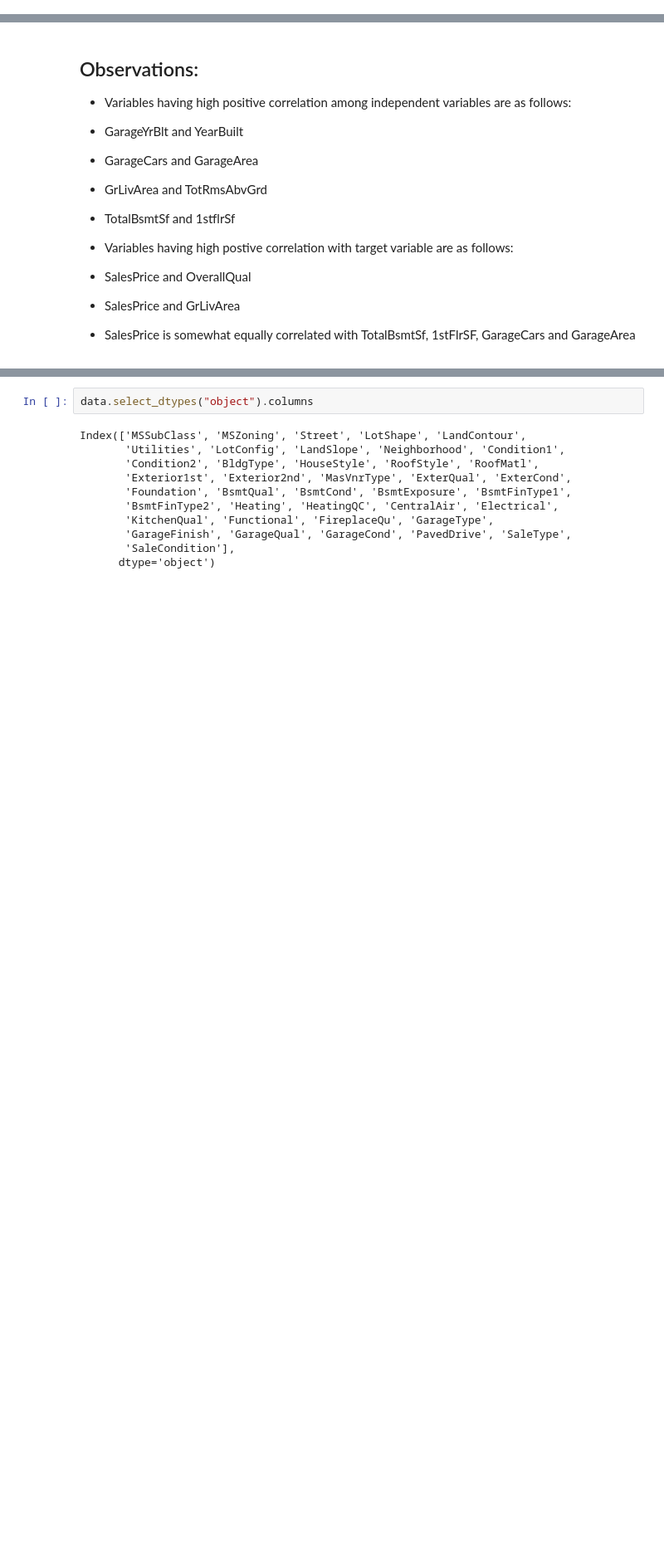
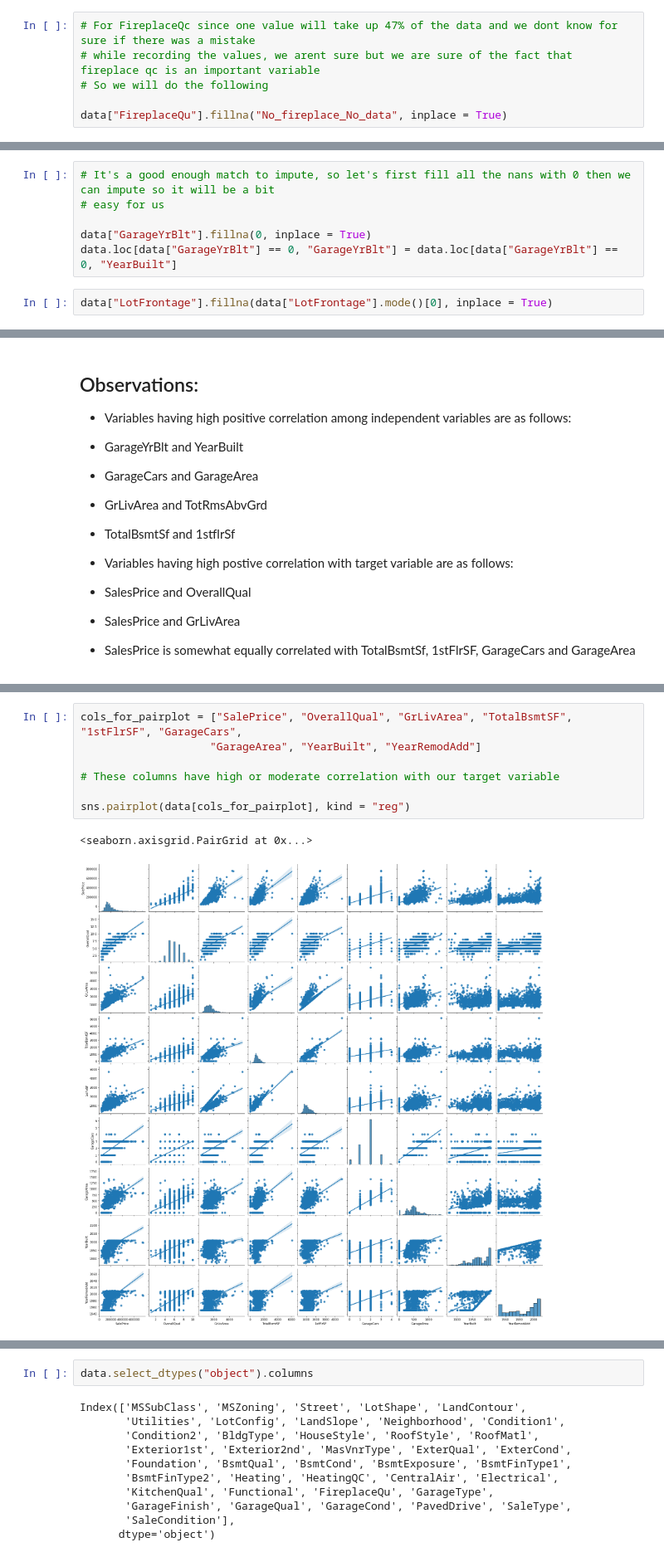
Before and after one commit to basil-16/SurpriseHousing, a Jupyter notebook: AdvancedRegressionAssignment.ipynb, the cells around one changed output, grey strips where cells are left out. Shown at 83% size. Drawn from its saved outputs; the diff is of its cells as text; blank space fills up the shorter version.

```diff
--- a/AdvancedRegressionAssignment.ipynb
+++ b/AdvancedRegressionAssignment.ipynb
@@ -144,6 +147,12 @@ data.head()
 | 3 | 4 | 70 | RL | 60.0 | 9550 | Pave | IR1 | Lvl | AllPub | ... |
 | 4 | 5 | 60 | RL | 84.0 | 14260 | Pave | IR1 | Lvl | AllPub | ... |
 5 rows × 77 columns
+# %%
+# For FireplaceQc since one value will take up 47% of the data and we dont know for sure if there was a mistake
+# while recording the values, we arent sure but we are sure of the fact that fireplace qc is an important variable
+# So we will do the following
+
+data["FireplaceQu"].fillna("No_fireplace_No_data", inplace = True)
 # %%
 # Custom mapping function to help us map various encodings
 def mapping(dataframe, column, mappings):
@@ -221,3 +250,11 @@ GarageYrBlt has 81 NA values which constitutes about 5.5% of GarageYrBlt
+# %%
+# It's a good enough match to impute, so let's first fill all the nans with 0 then we can impute so it will be a bit
+# easy for us
+
+data["GarageYrBlt"].fillna(0, inplace = True)
+data.loc[data["GarageYrBlt"] == 0, "GarageYrBlt"] = data.loc[data["GarageYrBlt"] == 0, "YearBuilt"]
+# %%
+data["LotFrontage"].fillna(data["LotFrontage"].mode()[0], inplace = True)
 # %%
 data.info()
 # %% [output]
@@ -396,0 +446,10 @@ sns.heatmap(data.corr()[data.corr() > 0.5], annot = True)
+# %%
+cols_for_pairplot = ["SalePrice", "OverallQual", "GrLivArea", "TotalBsmtSF", "1stFlrSF", "GarageCars",
+                    "GarageArea", "YearBuilt", "YearRemodAdd"]
+
+# These columns have high or moderate correlation with our target variable
+
+sns.pairplot(data[cols_for_pairplot], kind = "reg")
+# %% [output]
+<seaborn.axisgrid.PairGrid at 0x...>
+[figure, added]
```
Also changed, not shown: parts of 79 cells of this notebook.
